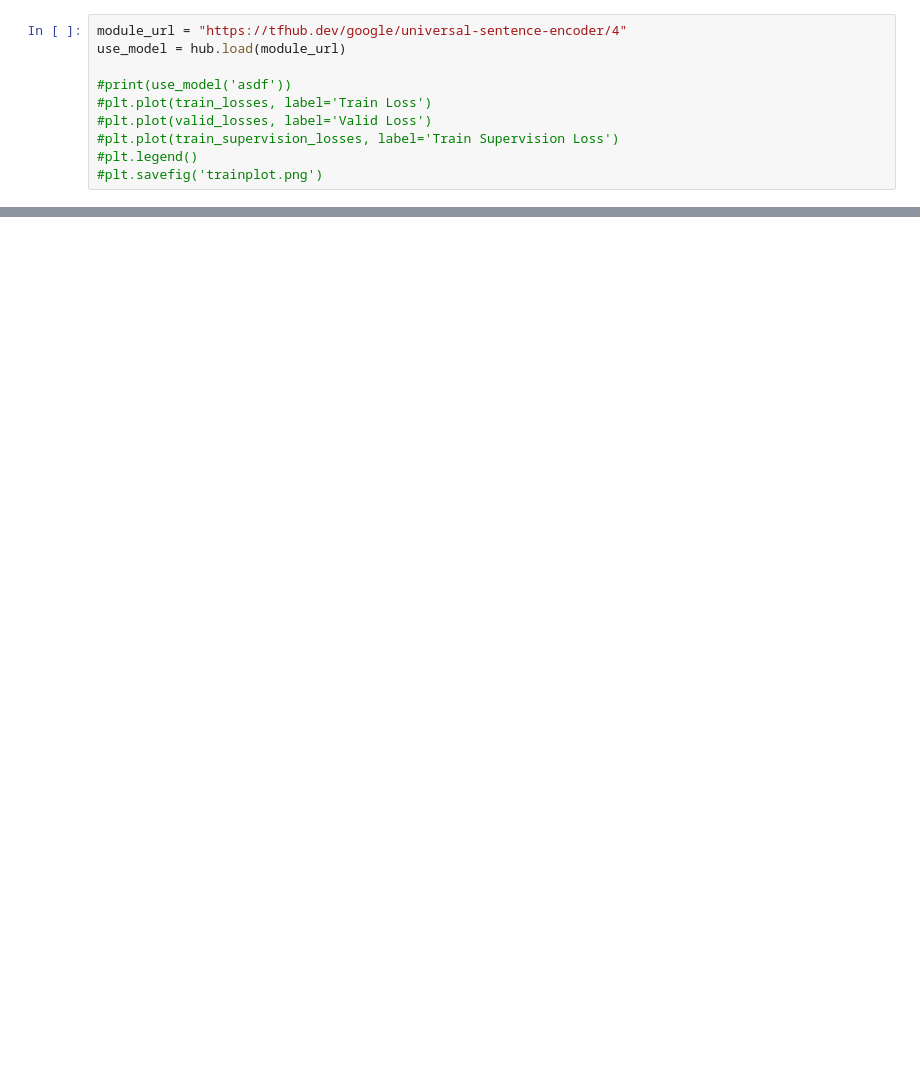
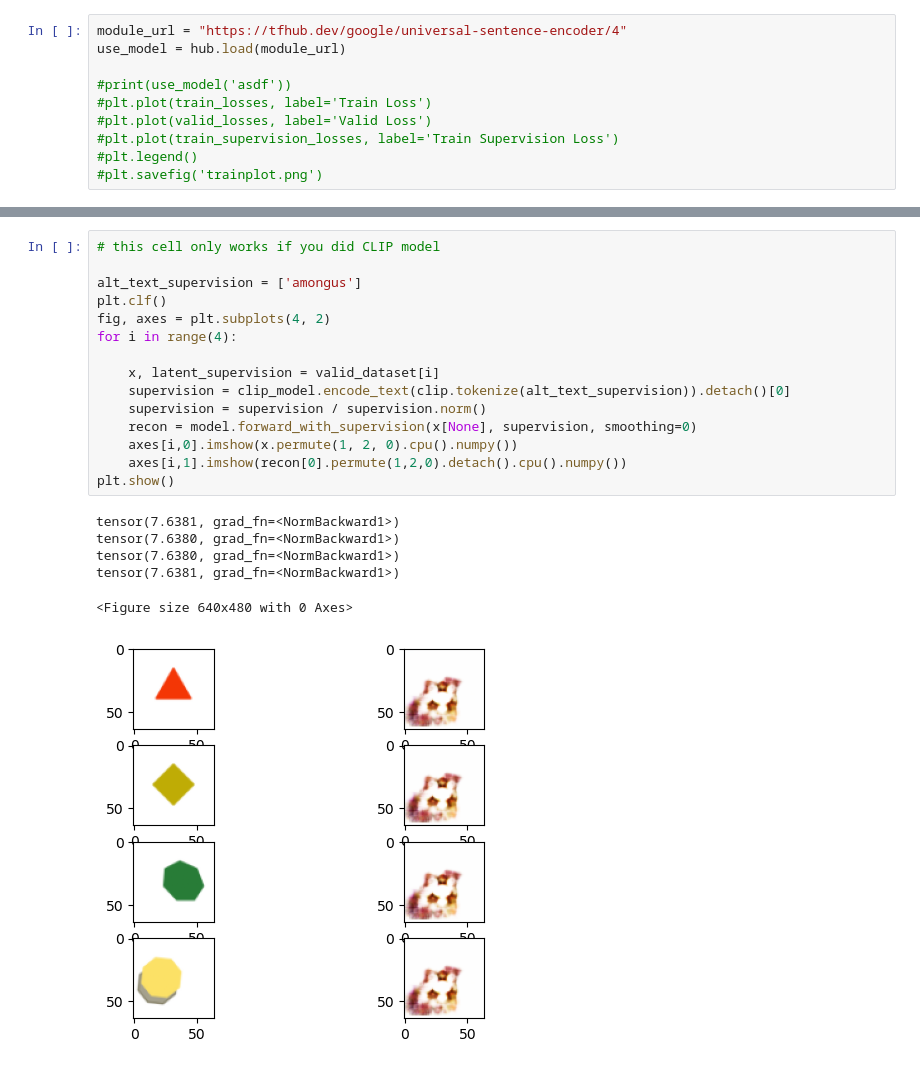
Before and after one commit to thomaslu2000/vae-latent-text-alignment, a Jupyter notebook: BetaVAE with language supervision.ipynb, the cells around one changed output, grey strips where cells are left out. Drawn from its saved outputs; the diff is of its cells as text; blank space fills up the shorter version.

```diff
--- a/BetaVAE with language supervision.ipynb
+++ b/BetaVAE with language supervision.ipynb
@@ -287,0 +309,22 @@ plt.savefig('asdf.png')
+# %%
+# this cell only works if you did CLIP model
+
+alt_text_supervision = ['amongus']
+plt.clf()
+fig, axes = plt.subplots(4, 2)
+for i in range(4):
+
+    x, latent_supervision = valid_dataset[i]
+    supervision = clip_model.encode_text(clip.tokenize(alt_text_supervision)).detach()[0]
+    supervision = supervision / supervision.norm()
+    recon = model.forward_with_supervision(x[None], supervision, smoothing=0)
+    axes[i,0].imshow(x.permute(1, 2, 0).cpu().numpy())
+    axes[i,1].imshow(recon[0].permute(1,2,0).detach().cpu().numpy())
+plt.show()
+# %% [output]
+tensor(7.6381, grad_fn=<NormBackward1>)
+tensor(7.6380, grad_fn=<NormBackward1>)
+tensor(7.6380, grad_fn=<NormBackward1>)
+tensor(7.6381, grad_fn=<NormBackward1>)
+<Figure size 640x480 with 0 Axes>
+[figure, added]
```
Also changed, not shown: parts of 4 cells of this notebook.
